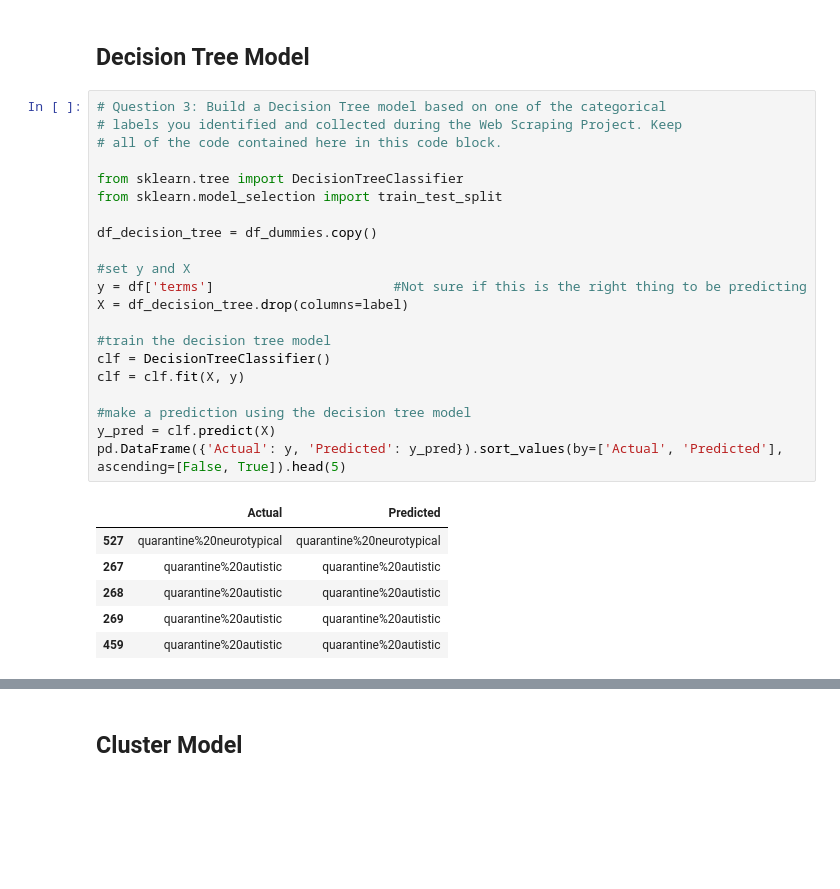
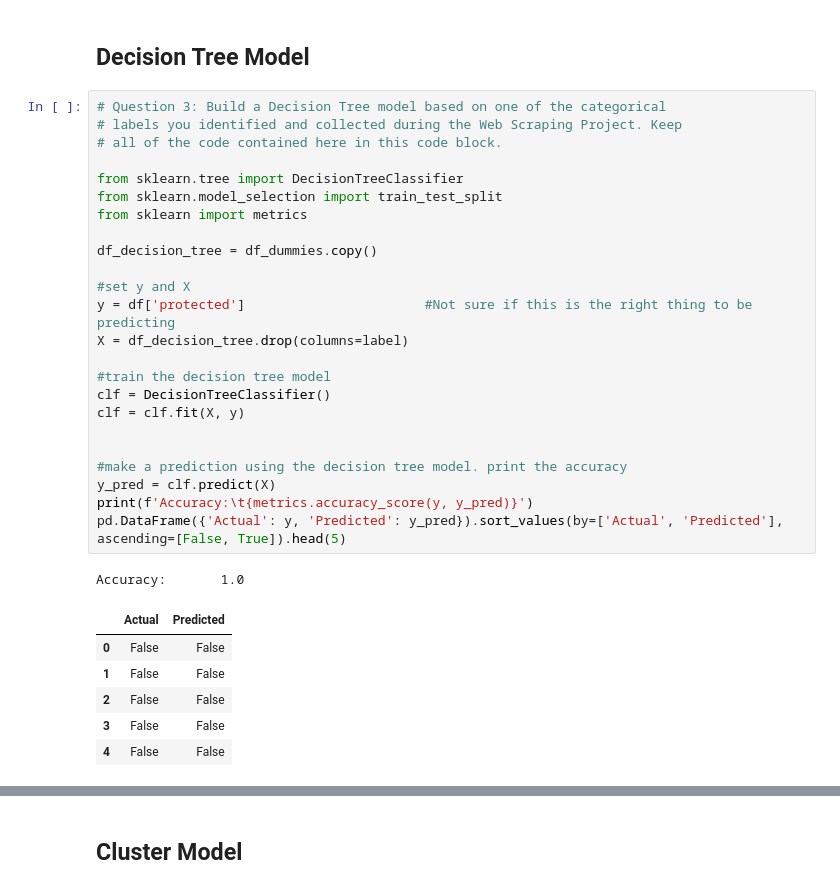
Before and after one commit to idayley/IS455, a Jupyter notebook: 1 Checkpoints/10 Modeling Project/Checkpoint_Modeling_project.ipynb, the cells around one changed output, grey strips where cells are left out. Drawn from its saved outputs; the diff is of its cells as text; blank space fills up the shorter version.

```diff
--- a/1 Checkpoints/10 Modeling Project/Checkpoint_Modeling_project.ipynb
+++ b/1 Checkpoints/10 Modeling Project/Checkpoint_Modeling_project.ipynb
@@ -159,31 +159,35 @@ Final R squared 0.12294934900754606
 # %%
 # Question 3: Build a Decision Tree model based on one of the categorical
 # labels you identified and collected during the Web Scraping Project. Keep
 # all of the code contained here in this code block.
 
 from sklearn.tree import DecisionTreeClassifier
 from sklearn.model_selection import train_test_split
+from sklearn import metrics
 
 df_decision_tree = df_dummies.copy()
 
 #set y and X
-y = df['terms']                       #Not sure if this is the right thing to be predicting
+y = df['protected']                       #Not sure if this is the right thing to be predicting
 X = df_decision_tree.drop(columns=label)
 
 #train the decision tree model
 clf = DecisionTreeClassifier()
 clf = clf.fit(X, y)
 
-#make a prediction using the decision tree model
+
+#make a prediction using the decision tree model. print the accuracy
 y_pred = clf.predict(X)
+print(f'Accuracy:\t{metrics.accuracy_score(y, y_pred)}')
 pd.DataFrame({'Actual': y, 'Predicted': y_pred}).sort_values(by=['Actual', 'Predicted'], ascending=[False, True]).head(5)
 # %% [output]
+Accuracy:       1.0
 |  | Actual | Predicted |
-| 527 | quarantine%20neurotypical | quarantine%20neurotypical |
-| 267 | quarantine%20autistic | quarantine%20autistic |
-| 268 | quarantine%20autistic | quarantine%20autistic |
-| 269 | quarantine%20autistic | quarantine%20autistic |
-| 459 | quarantine%20autistic | quarantine%20autistic |
+| 0 | False | False |
+| 1 | False | False |
+| 2 | False | False |
+| 3 | False | False |
+| 4 | False | False |
 # %%
 # Question 4: Create a visualization of the Decision Tree model so that
 # you can interpret the results
```
Also changed, not shown: parts of 2 cells of this notebook, 2 other files.
